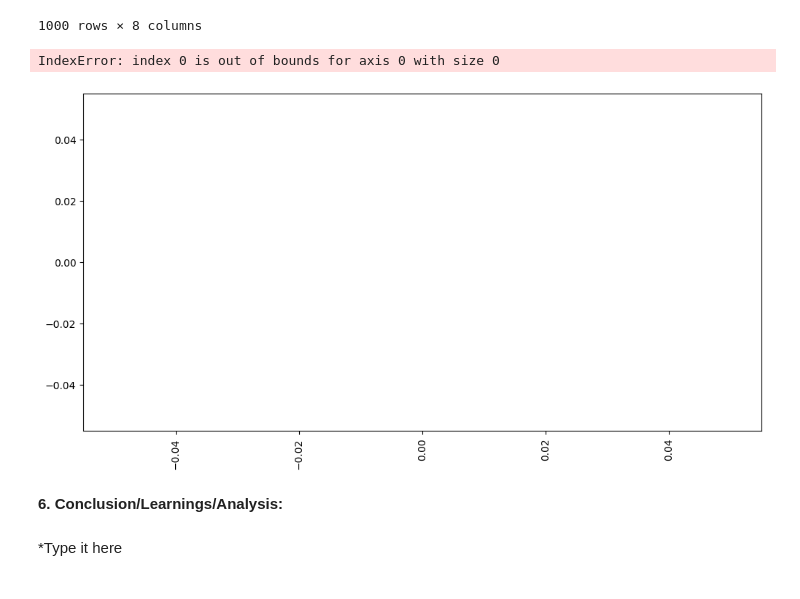
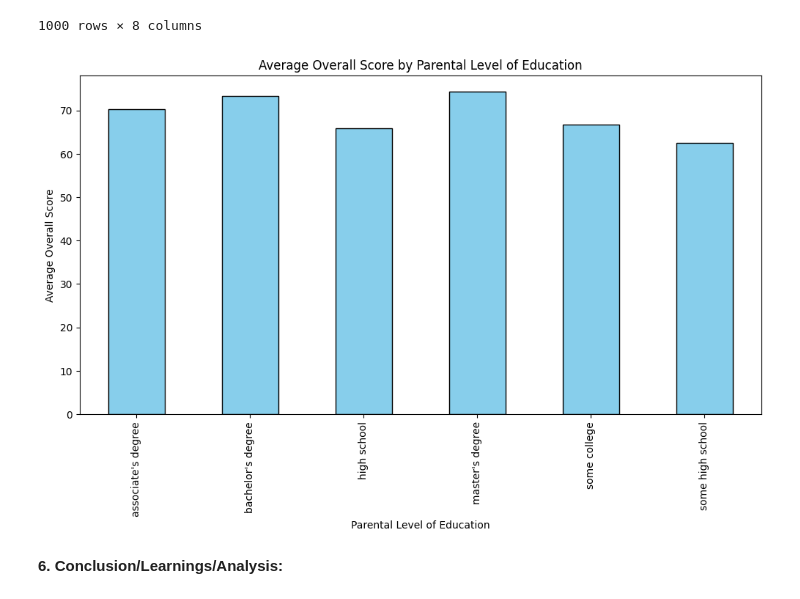
Before and after one commit to kuheho/CPE-031-Visualization-and-Data-Analysis, a Jupyter notebook: Tamondong,_Ivan_Rex_B__Hands_On_Activity_5_Chart_Type.ipynb, the cells around one changed output. Cells and saved outputs as stored; diff of their text form; code cells hidden in the pictures.

```diff
--- a/Tamondong,_Ivan_Rex_B__Hands_On_Activity_5_Chart_Type.ipynb
+++ b/Tamondong,_Ivan_Rex_B__Hands_On_Activity_5_Chart_Type.ipynb
@@ -558,30 +558,26 @@ df
 # %%
 #Column Chart
 
-# Calculate average scores per categorical column
-categorical_columns = ['gender', 'race/ethnicity', 'parental level of education', 'lunch', 'test preparation course']
+# Calculate the average of the three scores
 score_columns = ['math score', 'reading score', 'writing score']
+df['average score'] = df[score_columns].mean(axis=1)
 
-# Filter only 'Total number of Accidents'
-accidents = df[df['lunch'] == 'Parental Level of Education']
-
-# Group by City and sum counts
-city_counts = accidents.groupby('parental level of education')['math score'].mean()
+# Group by Parental Level of Education and the mean of average score
+education_level_avg_score = df.groupby('parental level of education')['average score'].mean()
 
 # Plot column chart (vertical bars)
 plt.figure(figsize=(12, 6))
-city_counts.plot(kind='bar', color='skyblue', edgecolor='black')
+education_level_avg_score.plot(kind='bar', color='skyblue', edgecolor='black')
 
 # Add labels and title
-plt.title('Average Score by Parental Level of Education')#plt.title('Total Number of Accidents by Cause Subcategory')
-plt.xlabel('Parental Level of Education')#plt.xlabel('Cause Subcategory')
-plt.ylabel('Average Score')#plt.ylabel('Total Number of Accidents')
+plt.title('Average Overall Score by Parental Level of Education')
+plt.xlabel('Parental Level of Education')
+plt.ylabel('Average Overall Score')
 
 # Rotate x-axis labels for readability
 plt.xticks(rotation=90)
 
 # Show chart
 plt.show()
 # %% [output]
-IndexError: index 0 is out of bounds for axis 0 with size 0
-[figure, old version]
+[figure, new version]
@@ -608,4 +584,2 @@ for col in categorical_columns:
 # %% [markdown]
 **6. Conclusion/Learnings/Analysis:**
-# %% [markdown]
-*Type it here
```
Also changed, not shown: parts of 4 cells of this notebook.
